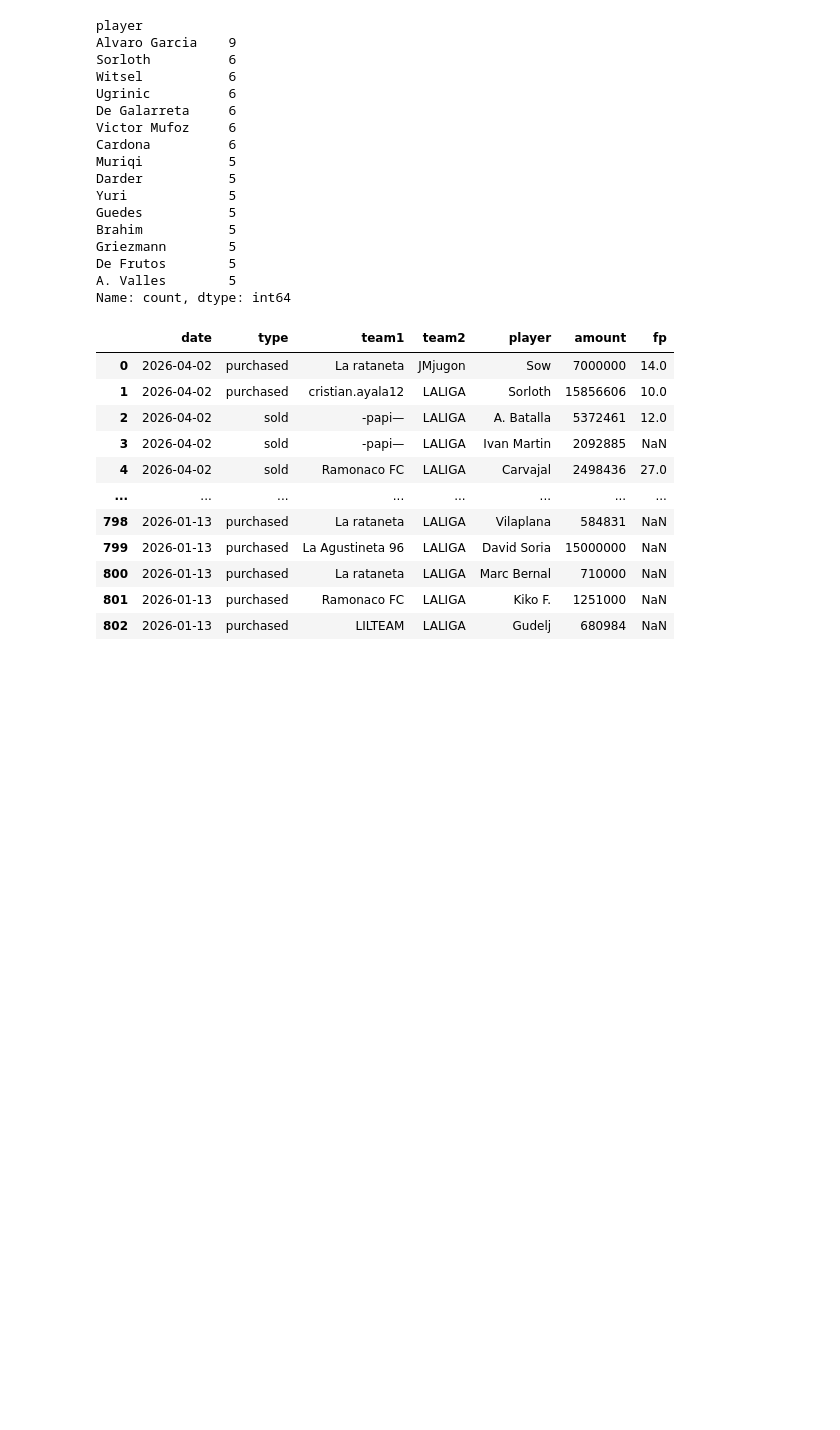
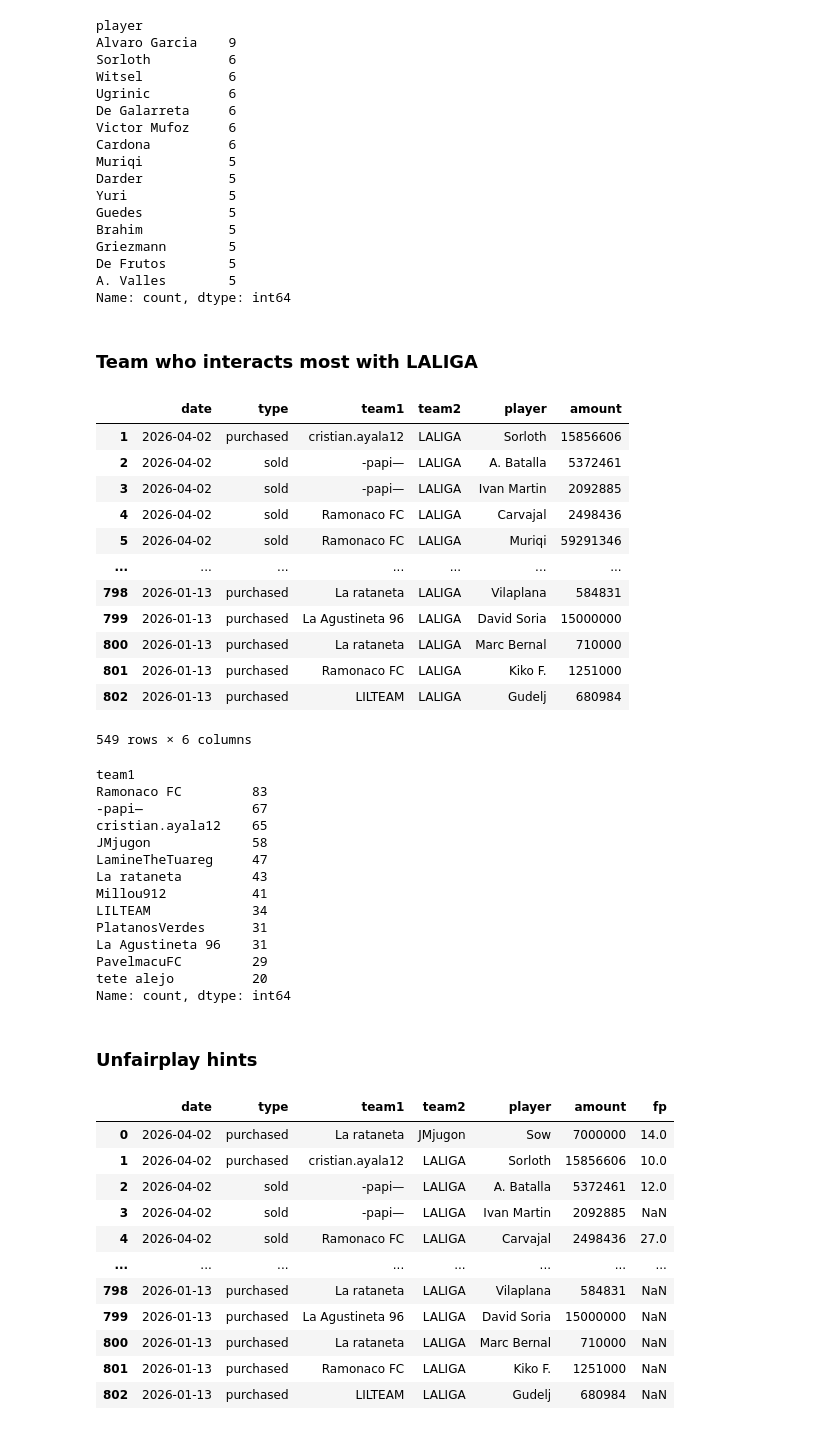
Before and after one commit to josepsanz/tebasstorm, a Jupyter notebook: nb/tebas_report.ipynb, the cells around one changed output. Cells and saved outputs as stored; diff of their text form; code cells hidden in the pictures; blank space fills up the shorter version.

```diff
--- a/nb/tebas_report.ipynb
+++ b/nb/tebas_report.ipynb
@@ -512,6 +490,42 @@ Griezmann        5
 De Frutos        5
 A. Valles        5
 Name: count, dtype: int64
+# %% [markdown]
+### Team who interacts most with LALIGA
+# %%
+qq = trading_df[trading_df['team2'] == 'LALIGA']
+display(qq)
+qq['team1'].value_counts()
+# %% [output]
+|  | date | type | team1 | team2 | player | amount |
+| 1 | 2026-04-02 | purchased | cristian.ayala12 | LALIGA | Sorloth | 15856606 |
+| 2 | 2026-04-02 | sold | -papi— | LALIGA | A. Batalla | 5372461 |
+| 3 | 2026-04-02 | sold | -papi— | LALIGA | Ivan Martin | 2092885 |
+| 4 | 2026-04-02 | sold | Ramonaco FC | LALIGA | Carvajal | 2498436 |
+| 5 | 2026-04-02 | sold | Ramonaco FC | LALIGA | Muriqi | 59291346 |
+| ... | ... | ... | ... | ... | ... | ... |
+| 798 | 2026-01-13 | purchased | La rataneta | LALIGA | Vilaplana | 584831 |
+| 799 | 2026-01-13 | purchased | La Agustineta 96 | LALIGA | David Soria | 15000000 |
+| 800 | 2026-01-13 | purchased | La rataneta | LALIGA | Marc Bernal | 710000 |
+| 801 | 2026-01-13 | purchased | Ramonaco FC | LALIGA | Kiko F. | 1251000 |
+| 802 | 2026-01-13 | purchased | LILTEAM | LALIGA | Gudelj | 680984 |
+549 rows × 6 columns
+team1
+Ramonaco FC         83
+-papi—              67
+cristian.ayala12    65
+JMjugon             58
+LamineTheTuareg     47
+La rataneta         43
+Millou912           41
+LILTEAM             34
+PlatanosVerdes      31
+La Agustineta 96    31
+PavelmacuFC         29
+tete alejo          20
+Name: count, dtype: int64
+# %% [markdown]
+### Unfairplay hints
 # %%
 trading_df['fp'] = np.nan
 for player, group_df in trading_df.groupby('player'):
```
Also changed, not shown: parts of 9 cells of this notebook.
